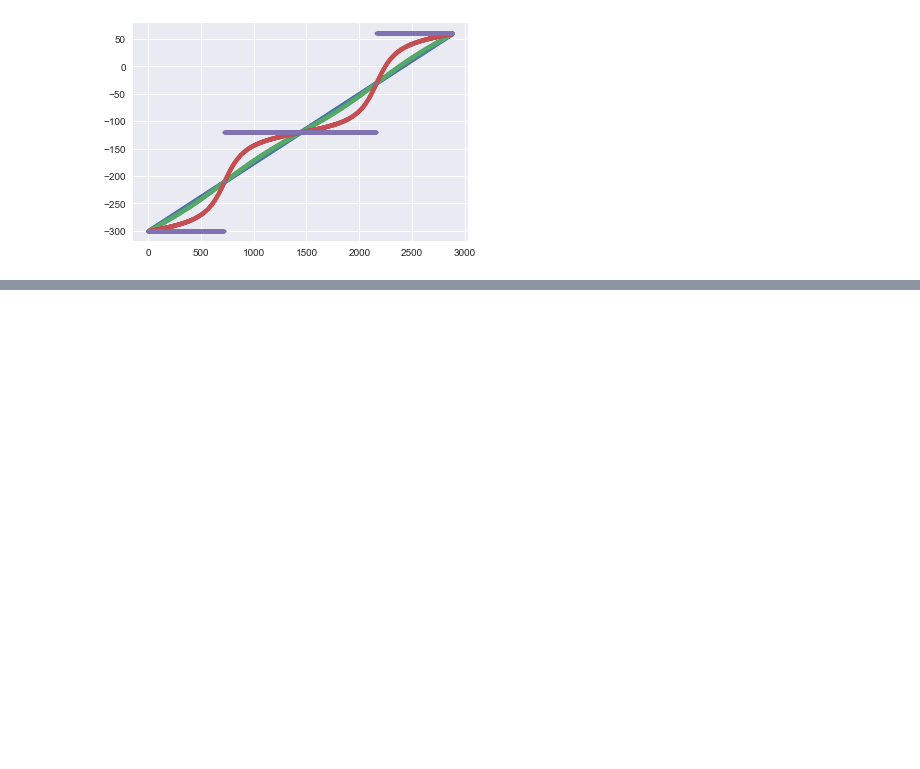
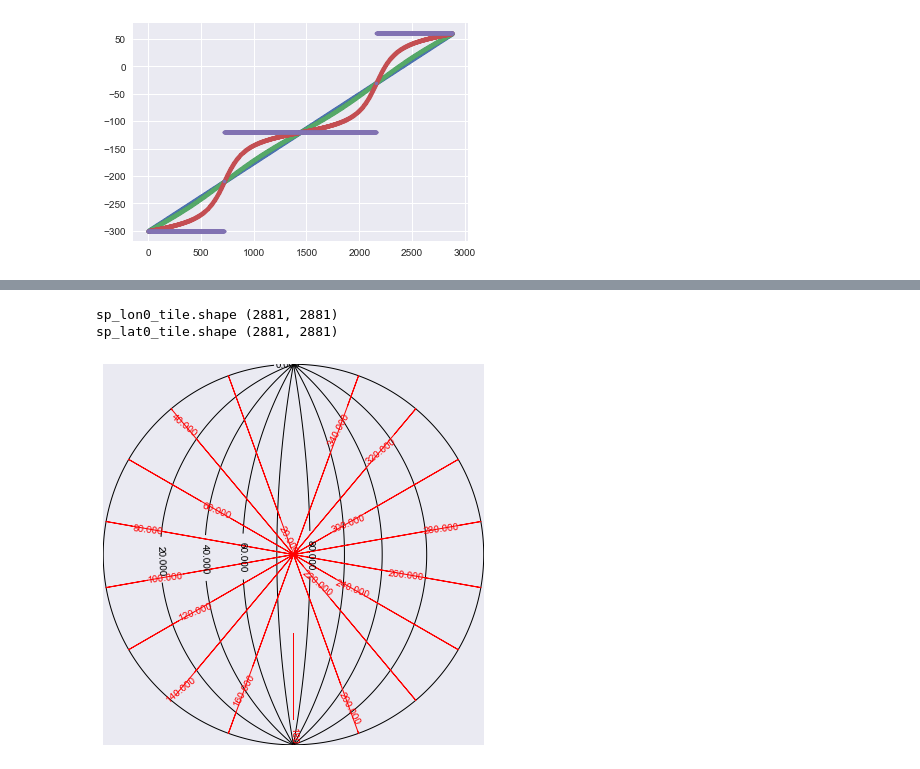
Before and after one commit to nikizadehgfdl/grid_generation, a Jupyter notebook: ocean_grid_0.25.ipynb, the cells around one changed output, grey strips where cells are left out. Saved outputs shown, nothing was run; the diff lists cells and outputs as text; code cells hidden in the pictures; blank space fills up the shorter version.

```diff
--- a/ocean_grid_0.25.ipynb
+++ b/ocean_grid_0.25.ipynb
@@ -353,7 +369,7 @@ def plot_grid_stere(lon_grid,lat_grid, grid_x,grid_y,lon0=0,coastline=False):
     if(coastline) :
         map.drawcoastlines()
 # %%
-def plot_grid(lon_grid,lat_grid, grid_x,grid_y,lon0=0,coastline=False):
+def plot_grid(lon_grid,lat_grid, grid_x,grid_y,lon0=0,lat0=0,dlon=20,dlat=20,coastline=False):
 
     from mpl_toolkits.basemap import Basemap
     import matplotlib
@@ -367,16 +383,17 @@ def plot_grid(lon_grid,lat_grid, grid_x,grid_y,lon0=0,coastline=False):
     # latitude circle boundinglat is tangent to the edge
     # of the map at lon_0. Default value of lat_ts
     # (latitude of true scale) is pole.
-    map = Basemap(projection='npstere',boundinglat=60,lon_0=lon0,resolution='l')
+    map = Basemap(projection='npstere',boundinglat=lat0,lon_0=lon0,resolution='l')
 
     mx,my = map(lon_grid,lat_grid)
 
     #print(np.shape(x), np.shape(y)) #(239, 2881) (239, 2881)
 
-    cs_x = map.contour(mx,my, grid_y,colors='k',linewidths=1.0)
+    cs_x = map.contour(mx,my, grid_y,colors='k',linewidths=1.0, levels=np.arange(lat0, 90, dlon))
 #    cs_y = map.contour(mx,my, grid_x,colors='r',linewidths=1.0, levels=np.linspace(lon0, lon0+360, 20))
-    cs_y = map.contour(mx,my, grid_x,colors='r',linewidths=1.0, levels=np.arange(lon0, lon0+360, 10))
+    cs_y = map.contour(mx,my, grid_x,colors='r',linewidths=1.0, levels=np.arange(lon0, lon0+360, dlat))
     plt.clabel(cs_y, inline=1, fontsize=10)
+    plt.clabel(cs_x, inline=1, fontsize=10)
     if(coastline) :
         map.drawcoastlines()
 # %% [markdown]
@@ -464,0 +531,36 @@ plt.plot( tp_grid_x[238,:], '.');
+# %%
+#Project hemisphere onto plane tangent at equator at lon00
+refine=2  # Set to 2 for GIS_025 grid and 4 for GIS_0125
+
+#define a (lon,lat) spherical coordinate on the whole globe
+nxtot0=1440*refine
+nytot0=1440 *refine
+lon00=0.
+lenx0=360.
+lat00=-90.
+leny0=180.
+
+sp_lon0 = lon00 + np.arange(nxtot0+1) * lenx0/nxtot0
+sp_lat0 = lat00 + np.arange(nytot0+1) * leny0/nytot0
+
+sp_lon0_tile = np.tile(sp_lon0,(nytot0+1,1))
+sp_lat0_tile = np.tile(sp_lat0.reshape((nytot0+1,1)),(1,nxtot0+1))
+print("sp_lon0_tile.shape",sp_lon0_tile.shape) #(1441, 1441)
+print("sp_lat0_tile.shape",sp_lat0_tile.shape) #(1441, 1441)
+# %% [output]
+sp_lon0_tile.shape (2881, 2881)
+sp_lat0_tile.shape (2881, 2881)
+# %%
+#Equations of the great circles with and axis passing through the equator at longitude lon_p (and lon_p+180)
+lon_p = 0
+
+lam = sp_lon0_tile
+phi = sp_lat0_tile
+
+lamc = lam - 180  #-180 is totally heuristic, to make constistent with the parrallels in the next cell
+phic = np.arctan( np.tan(phi *PI_180) * np.cos((lam-lon_p-90)*PI_180)) /PI_180
+phic = np.abs(phic)
+
+plot_grid(lamc,phic , sp_lon0_tile,sp_lat0_tile);
+# %% [output]
+[figure, added]
```
Also changed, not shown: parts of 20 cells of this notebook.
